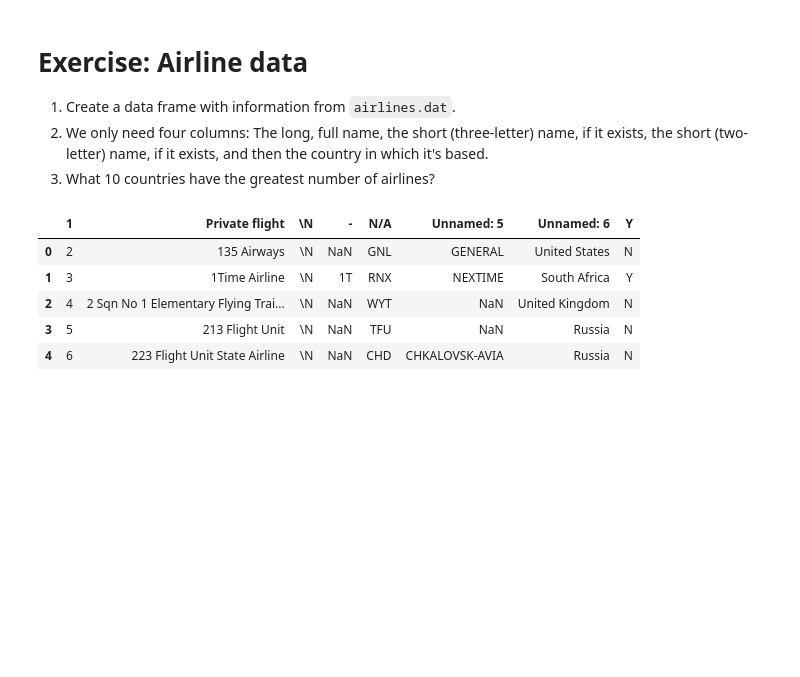
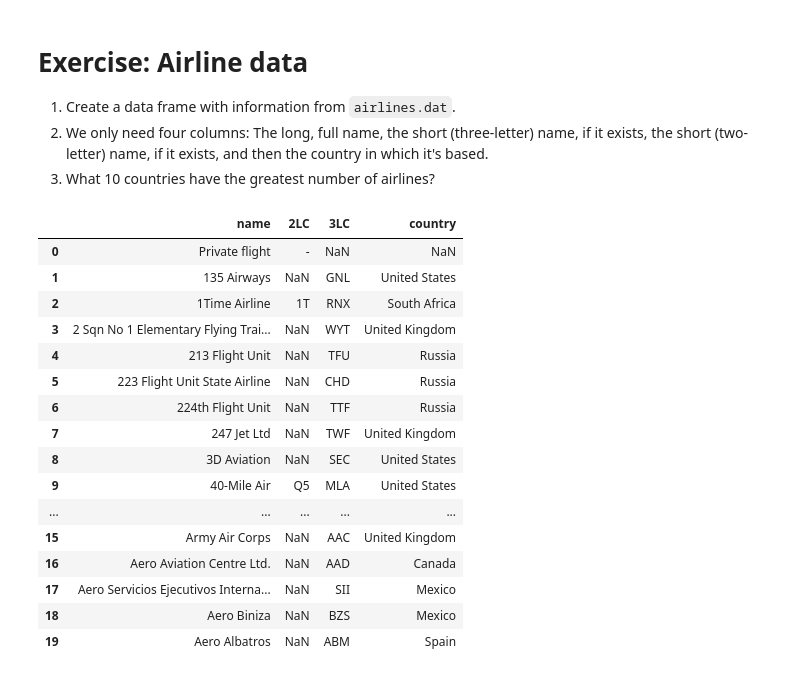
Before and after one commit to opagani/2024-08Aug-pandas-csv, a Jupyter notebook: LernerPython - 2024-08Aug-pandas-csv.ipynb, the cells around one changed output. Drawn from its saved outputs; the diff is of its cells as text; code cells hidden in the pictures; blank space fills up the shorter version.

```diff
--- a/LernerPython - 2024-08Aug-pandas-csv.ipynb
+++ b/LernerPython - 2024-08Aug-pandas-csv.ipynb
@@ -351,12 +351,27 @@ Archive:  airports.zip
 # %%
 filename = 'airlines.dat'
 
-df = pd.read_csv(filename)
-df.head()
+df = pd.read_csv(filename,
+                header=None,
+                usecols=[1, 3, 4, 6],
+                names=['name', '2LC', '3LC', 'country'])
+
+df.head(20)
 # %% [output]
-|  | 1 | Private flight | \N | - | N/A | Unnamed: 5 | Unnamed: 6 | Y |
-| 0 | 2 | 135 Airways | \N | NaN | GNL | GENERAL | United States | N |
-| 1 | 3 | 1Time Airline | \N | 1T | RNX | NEXTIME | South Africa | Y |
-| 2 | 4 | 2 Sqn No 1 Elementary Flying Trai... | \N | NaN | WYT | NaN | United Kingdom | N |
-| 3 | 5 | 213 Flight Unit | \N | NaN | TFU | NaN | Russia | N |
-| 4 | 6 | 223 Flight Unit State Airline | \N | NaN | CHD | CHKALOVSK-AVIA | Russia | N |
+|  | name | 2LC | 3LC | country |
+| 0 | Private flight | - | NaN | NaN |
+| 1 | 135 Airways | NaN | GNL | United States |
+| 2 | 1Time Airline | 1T | RNX | South Africa |
+| 3 | 2 Sqn No 1 Elementary Flying Trai... | NaN | WYT | United Kingdom |
+| 4 | 213 Flight Unit | NaN | TFU | Russia |
+| 5 | 223 Flight Unit State Airline | NaN | CHD | Russia |
+| 6 | 224th Flight Unit | NaN | TTF | Russia |
+| 7 | 247 Jet Ltd | NaN | TWF | United Kingdom |
+| 8 | 3D Aviation | NaN | SEC | United States |
+| 9 | 40-Mile Air | Q5 | MLA | United States |
+| ... | ... | ... | ... | ... |
+| 15 | Army Air Corps | NaN | AAC | United Kingdom |
+| 16 | Aero Aviation Centre Ltd. | NaN | AAD | Canada |
+| 17 | Aero Servicios Ejecutivos Interna... | NaN | SII | Mexico |
+| 18 | Aero Biniza | NaN | BZS | Mexico |
+| 19 | Aero Albatros | NaN | ABM | Spain |
```
